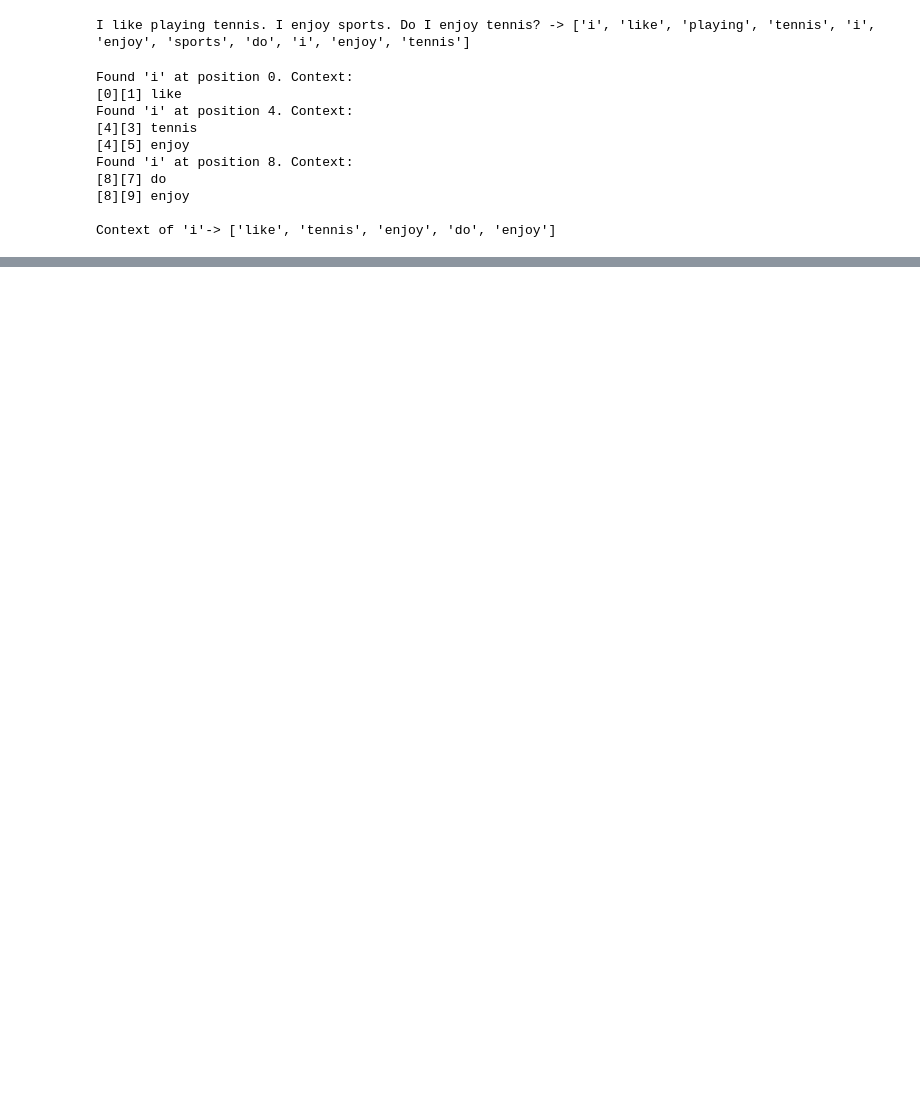
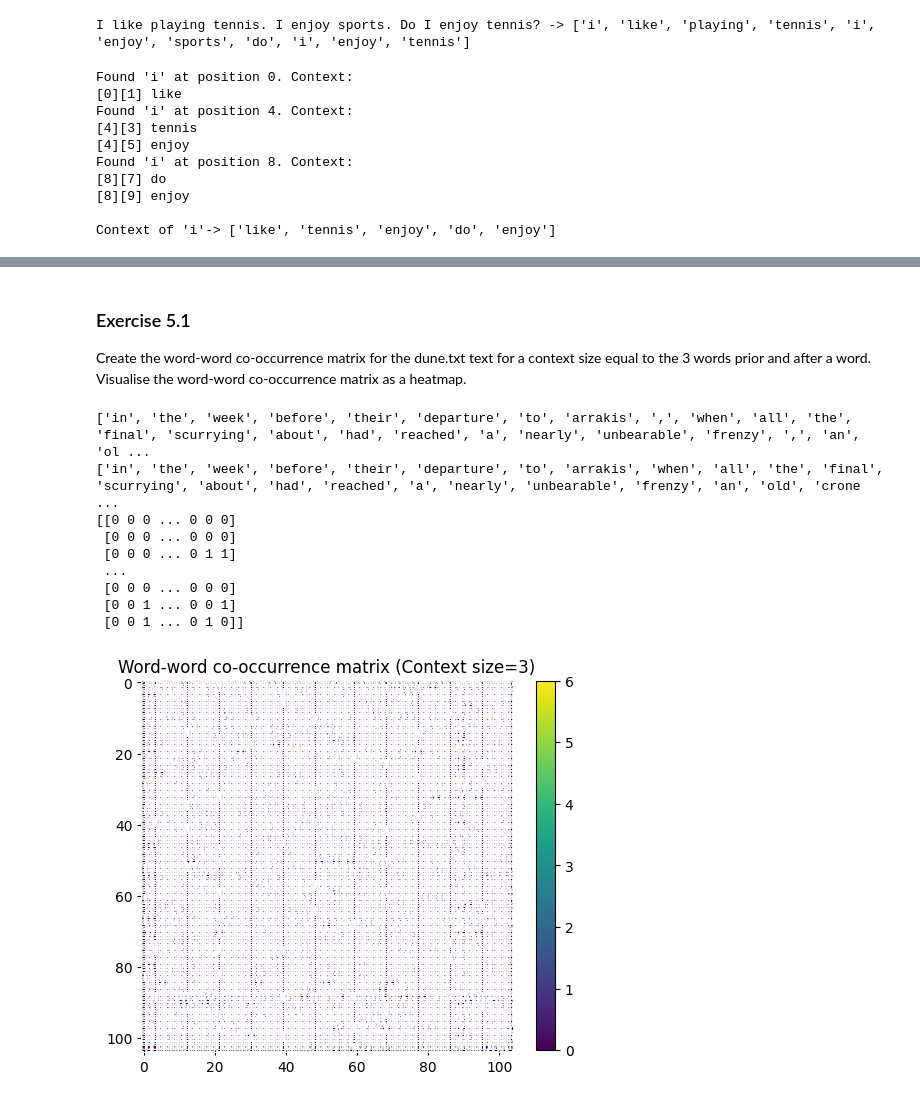
Before and after one commit to QianZeHao123/Text-Mining-and-Language-Analysis, a Jupyter notebook: workshop5/main.ipynb, the cells around one changed output, grey strips where cells are left out. Cells and saved outputs as stored; diff of their text form; code cells hidden in the pictures; blank space fills up the shorter version.

```diff
--- a/workshop5/main.ipynb
+++ b/workshop5/main.ipynb
@@ -38,0 +226,68 @@ Context of 'i'-> ['like', 'tennis', 'enjoy', 'do', 'enjoy']
+# %% [markdown]
+### Exercise 5.1
+Create the word-word co-occurrence matrix for the dune.txt text for a context size equal to the 3 words prior and after a word. Visualise the word-word co-occurrence matrix as a heatmap.
+# %%
+import nltk  # Import the NLTK library
+from nltk import sent_tokenize  # Import the sent_tokenize function from NLTK
+from nltk import word_tokenize  # Import the word_tokenize function from NLTK
+from string import punctuation  # Import the punctuation marks string
+import matplotlib
+import matplotlib.pyplot as plt
+
+duneFile = open("./dune.txt", "r")  # Opens the file for reading only ("r")
+# Store the contents of the file in variable "text". read() returns all the contents of the file
+duneData = duneFile.read()
+duneFile.close()  # Close the file
+# print(duneData) # Print the contents of variable "text"
+
+
+duneData_words_lowercase = []
+for sentence in sent_tokenize(duneData):  # Iterate the sentences in "duneData"
+    for word in word_tokenize(sentence):  # Iterate the words in "sentence"
+        # Convert word to lowercase and add it to the "words_lowercase" list
+        duneData_words_lowercase.append(word.lower())
+print(duneData_words_lowercase)  # Print the list of lowercase words
+
+punctuation_list = list(punctuation)  # Convert punctuation to a list
+duneData_words_no_punctuation = []
+for word in duneData_words_lowercase:  # Iterate the words in "words_lowercase"
+    if (word not in punctuation_list):  # Check if word is not in the punctuation list
+        # Add word to "words_no_punctuation" list
+        duneData_words_no_punctuation.append(word)
+
+# Print the list of words without punctuation
+print(duneData_words_no_punctuation)
+# ------------------- Vocabulary -------------------------
+duneData_wordlist = duneData_words_no_punctuation
+# Create vocabulary of unique words
+duneData_vocabulary = set(duneData_wordlist)
+duneData_vocabulary = sorted(list(duneData_vocabulary))
+# ------------------- Word-word matrix -------------------
+context_size = 3
+duneData_word_word_matrix = compute_word_word_matrix(
+    duneData_vocabulary, duneData_wordlist, context_size)
+print(duneData_word_word_matrix)
+# ------------------- Heat map -------------------
+fig, ax = plt.subplots()
+# Create heat map using the 'viridis' colourmap
+im = ax.imshow(duneData_word_word_matrix, cmap='viridis')
+# Show all ticks
+for i in range(len(duneData_vocabulary)):
+    for j in range(len(duneData_vocabulary)):
+        text = ax.text(
+            j, i, duneData_word_word_matrix[i, j], ha="center", va="center", color="w")
+ax.set_title("Word-word co-occurrence matrix (Context size=%.0f)" %
+             context_size)
+plt.colorbar(im)  # Add colour bar with colour range
+plt.show()  # Show plot
+# %% [output]
+['in', 'the', 'week', 'before', 'their', 'departure', 'to', 'arrakis', ',', 'when', 'all', 'the', 'final', 'scurrying', 'about', 'had', 'reached', 'a', 'nearly', 'unbearable', 'frenzy', ',', 'an', 'ol ...
+['in', 'the', 'week', 'before', 'their', 'departure', 'to', 'arrakis', 'when', 'all', 'the', 'final', 'scurrying', 'about', 'had', 'reached', 'a', 'nearly', 'unbearable', 'frenzy', 'an', 'old', 'crone ...
+[[0 0 0 ... 0 0 0]
+ [0 0 0 ... 0 0 0]
+ [0 0 0 ... 0 1 1]
+ ...
+ [0 0 0 ... 0 0 0]
+ [0 0 1 ... 0 0 1]
+ [0 0 1 ... 0 1 0]]
+[figure, added]
```
Also changed, not shown: parts of 10 cells of this notebook, 1 other file.
